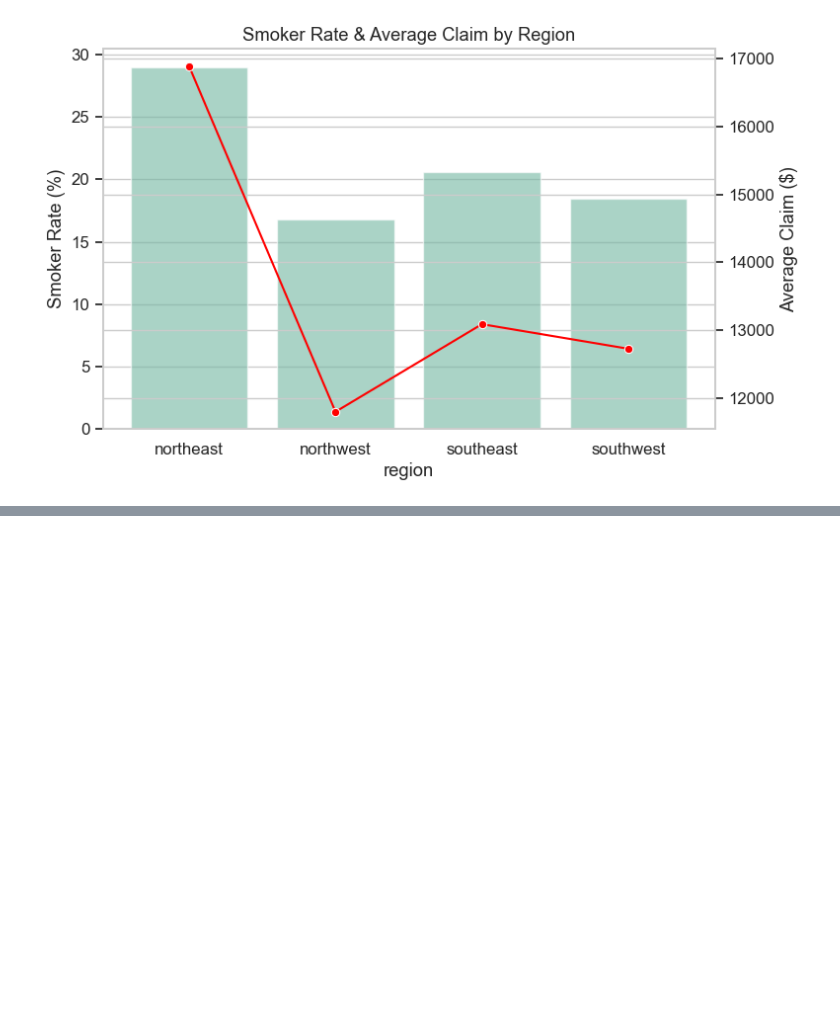
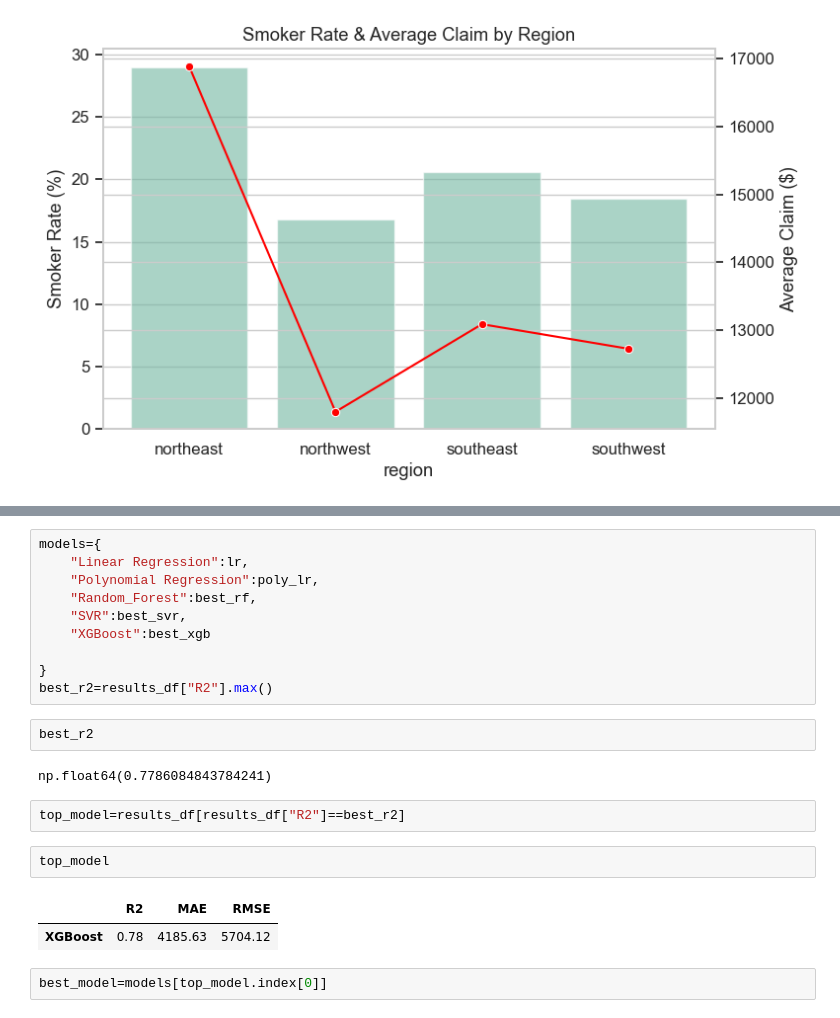
Before and after one commit to Aarya-upadhyay/Health_Insurance_Cost_Prediction, a Jupyter notebook: analysis_model.ipynb, the cells around one changed output, grey strips where cells are left out. Cells and saved outputs as stored; diff of their text form; blank space fills up the shorter version.

```diff
--- a/analysis_model.ipynb
+++ b/analysis_model.ipynb
@@ -304,0 +506,23 @@ plt.show()
+# %%
+models={
+    "Linear Regression":lr,
+    "Polynomial Regression":poly_lr,
+    "Random_Forest":best_rf,
+    "SVR":best_svr,
+    "XGBoost":best_xgb
+
+}
+best_r2=results_df["R2"].max()
+# %%
+best_r2
+# %% [output]
+np.float64(0.7786084843784241)
+# %%
+top_model=results_df[results_df["R2"]==best_r2]
+# %%
+top_model
+# %% [output]
+|  | R2 | MAE | RMSE |
+| XGBoost | 0.78 | 4185.63 | 5704.12 |
+# %%
+best_model=models[top_model.index[0]]
```
Also changed, not shown: parts of 24 cells of this notebook, 6 other files.
